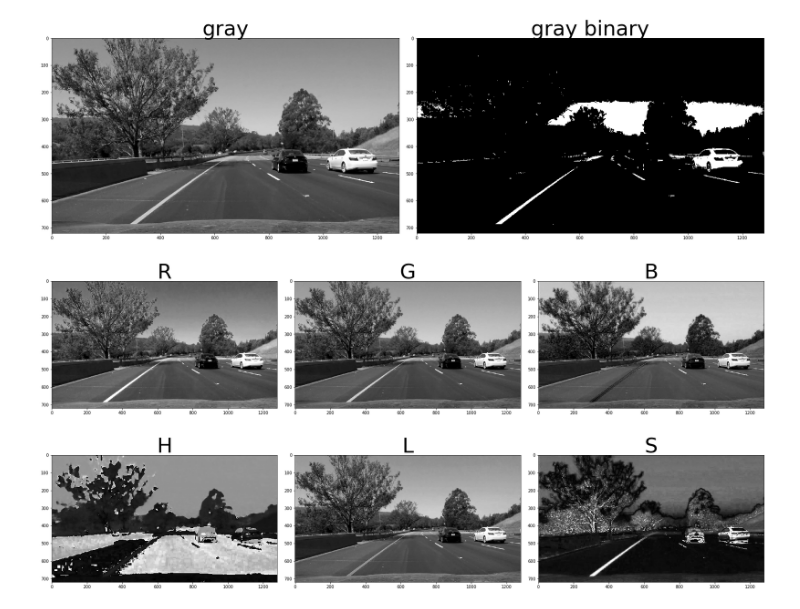
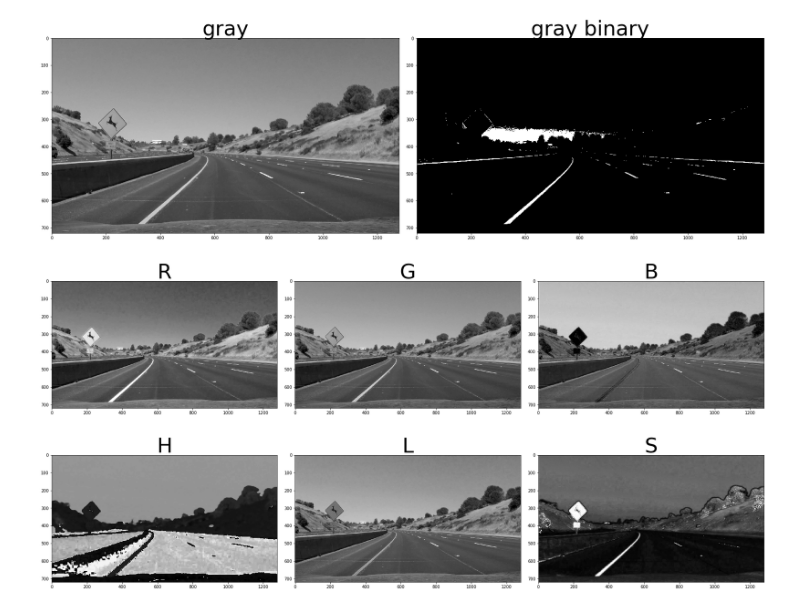
Before and after one commit to sf624/CarND-Advanced-Lane-Lines, a Jupyter notebook: HLS color spaces.ipynb, the cells around one changed output. Saved outputs shown, nothing was run; the diff lists cells and outputs as text; code cells hidden in the pictures.

```diff
--- a/HLS color spaces.ipynb
+++ b/HLS color spaces.ipynb
@@ -1,25 +1,25 @@
 # %%
 import numpy as np
 import cv2
 import matplotlib.pyplot as plt
 import matplotlib.image as mpimg
 
-image = mpimg.imread('test_images/test6.jpg')
+image = mpimg.imread('test_images/test2.jpg')
 thresh = (180, 255)
 gray = cv2.cvtColor(image, cv2.COLOR_RGB2GRAY)
 binary = np.zeros_like(gray)
 binary[(gray > thresh[0]) & (gray <= thresh[1])] = 1
 
 f, (ax1, ax2) = plt.subplots(1, 2, figsize=(24, 9))
 f.tight_layout()
 ax1.imshow(gray, cmap='gray')
 ax1.set_title('gray', fontsize=50)
 ax2.imshow(binary, cmap='gray')
 ax2.set_title('gray binary', fontsize=50)
 plt.subplots_adjust(left=0., right=1, top=0.9, bottom=0.)
 plt.show()
 # %% [output]
-[figure, old version]
+[figure, new version]
 # %%
 R = image[:,:,0]
 G = image[:,:,1]
@@ -36,7 +36,7 @@ ax3.set_title('B', fontsize=50)
 plt.subplots_adjust(left=0., right=1, top=0.9, bottom=0.)
 plt.show()
 # %% [output]
-[figure, old version]
+[figure, new version]
 # %%
 hls = cv2.cvtColor(image, cv2.COLOR_RGB2HLS)
 H = hls[:,:,0]
@@ -54,4 +54,4 @@ ax3.set_title('S', fontsize=50)
 plt.subplots_adjust(left=0., right=1, top=0.9, bottom=0.)
 plt.show()
 # %% [output]
-[figure, old version]
+[figure, new version]
```
Also changed, not shown: parts of 3 cells of this notebook, 4 other files.
